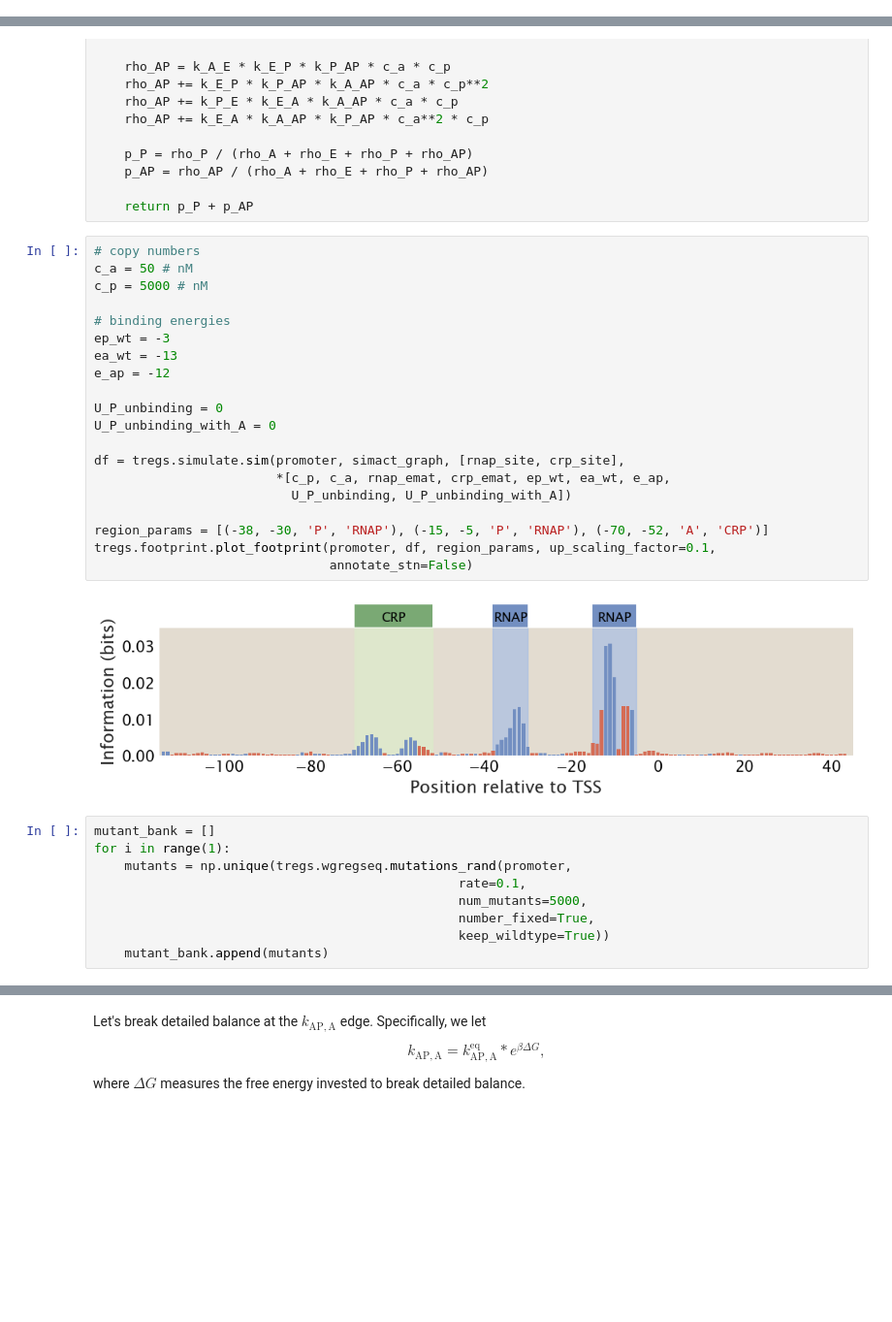
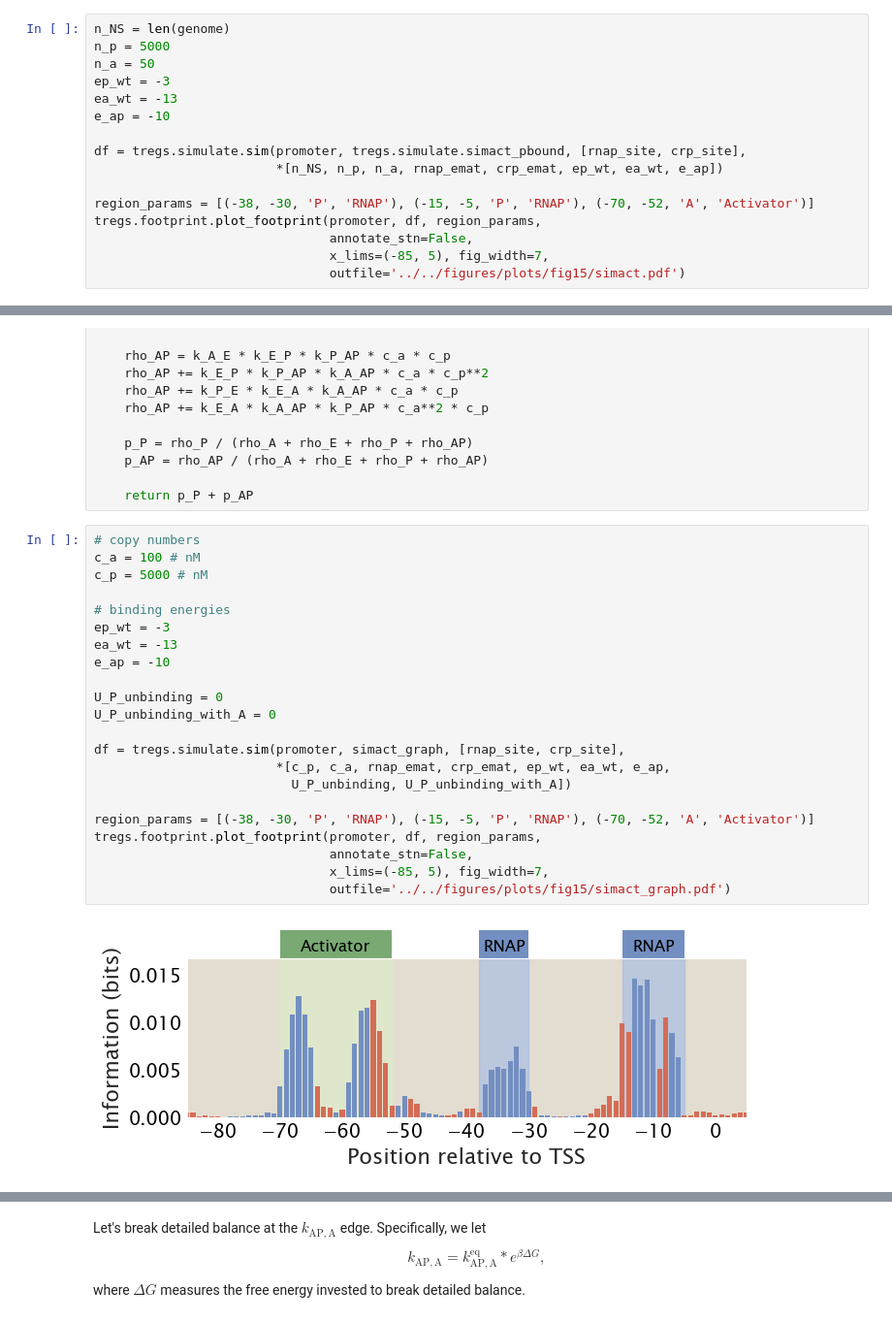
Before and after one commit to RPGroup-PBoC/theoretical_regseq, a Jupyter notebook: notebooks/broken-detailed-balance/broken_detailed_balance.ipynb, the cells around one changed output, grey strips where cells are left out. Shown at 97% size. Cells and saved outputs as stored; diff of their text form; blank space fills up the shorter version.

Commit message:
made figure 15

```diff
--- a/notebooks/broken-detailed-balance/broken_detailed_balance.ipynb
+++ b/notebooks/broken-detailed-balance/broken_detailed_balance.ipynb
@@ -40,3 +40,19 @@ crp_site = 'ATTAATGTGAGTTAGCTCACTCATTA'
 
 crp_emat_raw = pd.read_table('../../data/energy_matrices/crp_tau_final_all_26.txt', delim_whitespace=True)
 crp_emat = crp_emat_raw[['par_A', 'par_C', 'par_G', 'par_T']].to_numpy().T * 1.62
+# %%
+n_NS = len(genome)
+n_p = 5000
+n_a = 50
+ep_wt = -3
+ea_wt = -13
+e_ap = -10
+
+df = tregs.simulate.sim(promoter, tregs.simulate.simact_pbound, [rnap_site, crp_site],
+                        *[n_NS, n_p, n_a, rnap_emat, crp_emat, ep_wt, ea_wt, e_ap])
+
+region_params = [(-38, -30, 'P', 'RNAP'), (-15, -5, 'P', 'RNAP'), (-70, -52, 'A', 'Activator')]
+tregs.footprint.plot_footprint(promoter, df, region_params,
+                               annotate_stn=False,
+                               x_lims=(-85, 5), fig_width=7,
+                               outfile='../../figures/plots/fig15/simact.pdf')
@@ -107,32 +125,25 @@ def simact_graph(p_seq, a_seq, c_p, c_a, p_emat, a_emat,
     return p_P + p_AP
 # %%
 # copy numbers
-c_a = 50 # nM
+c_a = 100 # nM
 c_p = 5000 # nM
 
 # binding energies
 ep_wt = -3
 ea_wt = -13
-e_ap = -12
+e_ap = -10
 
 U_P_unbinding = 0
 U_P_unbinding_with_A = 0
 
 df = tregs.simulate.sim(promoter, simact_graph, [rnap_site, crp_site],
                         *[c_p, c_a, rnap_emat, crp_emat, ep_wt, ea_wt, e_ap,
                           U_P_unbinding, U_P_unbinding_with_A])
 
-region_params = [(-38, -30, 'P', 'RNAP'), (-15, -5, 'P', 'RNAP'), (-70, -52, 'A', 'CRP')]
-tregs.footprint.plot_footprint(promoter, df, region_params, up_scaling_factor=0.1,
-                               annotate_stn=False)
+region_params = [(-38, -30, 'P', 'RNAP'), (-15, -5, 'P', 'RNAP'), (-70, -52, 'A', 'Activator')]
+tregs.footprint.plot_footprint(promoter, df, region_params,
+                               annotate_stn=False,
+                               x_lims=(-85, 5), fig_width=7,
+                               outfile='../../figures/plots/fig15/simact_graph.pdf')
 # %% [output]
-[figure, old version]
+[figure, new version]
-# %%
-mutant_bank = []
-for i in range(1):
-    mutants = np.unique(tregs.wgregseq.mutations_rand(promoter,
-                                                rate=0.1,
-                                                num_mutants=5000,
-                                                number_fixed=True,
-                                                keep_wildtype=True))
-    mutant_bank.append(mutants)
```
Also changed, not shown: parts of 8 cells of this notebook, 3 other files.
